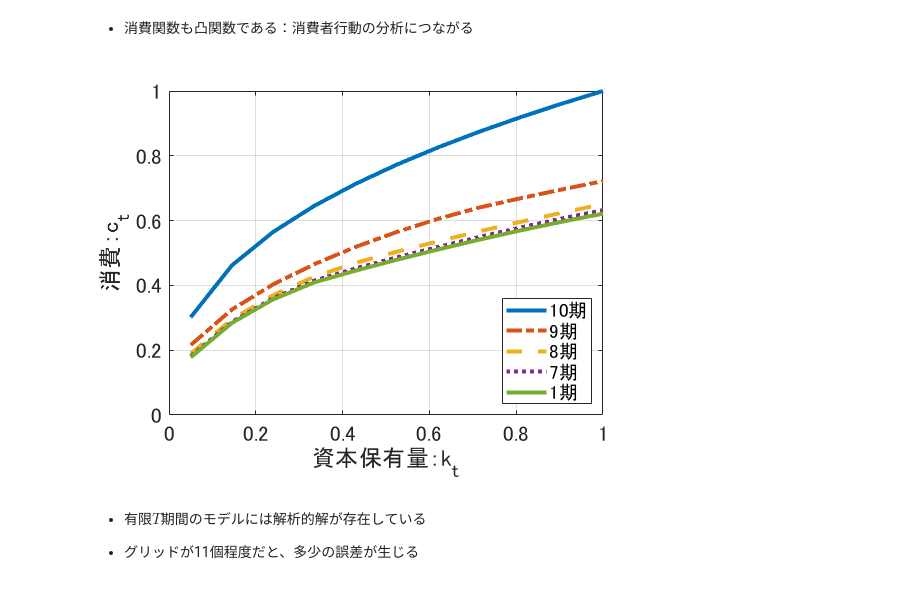
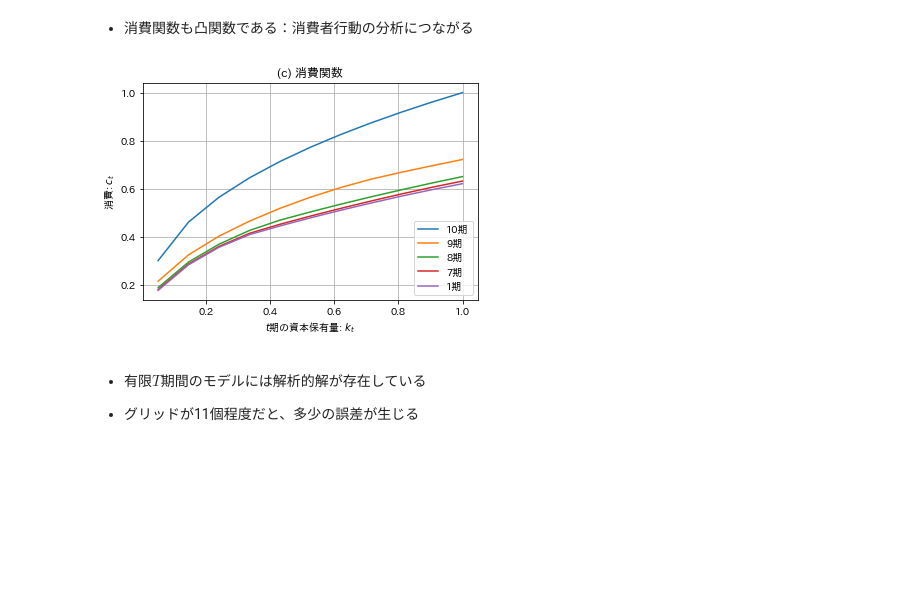
Before and after one commit to tkksnk/macrotopicsA2022, a Jupyter notebook: Slides/macrotopicsA_chapter3_1.ipynb, the cells around one changed output. Drawn from its saved outputs; the diff is of its cells as text; code cells hidden in the pictures; blank space fills up the shorter version.

```diff
--- a/Slides/macrotopicsA_chapter3_1.ipynb
+++ b/Slides/macrotopicsA_chapter3_1.ipynb
@@ -433,20 +384,18 @@ set(gca,'Fontsize',16);
 # %% [markdown]
 - 消費関数も凸関数である：消費者行動の分析につながる
-# %%
-figure;
-plot(kgrid, cfcn_mat(:,TT), '-', 'linewidth', 3); hold('on');
-plot(kgrid, cfcn_mat(:,9), '-.', 'linewidth', 3);
-plot(kgrid, cfcn_mat(:,8), '--', 'linewidth', 3);
-plot(kgrid, cfcn_mat(:,7), ':', 'linewidth', 3);
-plot(kgrid, cfcn_mat(:,1), '-', 'linewidth', 3); hold('off');
-%title('消費関数', 'fontsize', 16);
-xlabel('資本保有量：k_{t}', 'Fontsize', 16);
-ylabel('消費：c_{t}', 'Fontsize', 16);
-legend('10期', '9期', '8期', '7期', '1期', 'Location', 'SouthEast');
-grid on;
-set(gca,'Fontsize',16);
-# %% [output]
-[figure, removed]
+# %%
+fig, ax = plt.subplots()
+ax.plot(m.kgrid,cfcn[:,m.TT-1],label="10期")
+ax.plot(m.kgrid,cfcn[:,8],label="9期")
+ax.plot(m.kgrid,cfcn[:,7],label="8期")
+ax.plot(m.kgrid,cfcn[:,6],label="7期")
+ax.plot(m.kgrid,cfcn[:,0],label="1期")
+ax.set(xlabel=r"$t$期の資本保有量: $k_{t}$", ylabel=r"消費: $c_{t}$",title="(c) 消費関数")
+ax.grid()
+ax.legend(loc="lower right")
+plt.show()
+# %% [output]
+[figure, added]
 # %% [markdown]
 - 有限$T$期間のモデルには解析的解が存在している
 
```
Also changed, not shown: parts of 22 cells of this notebook, 5 other files.
